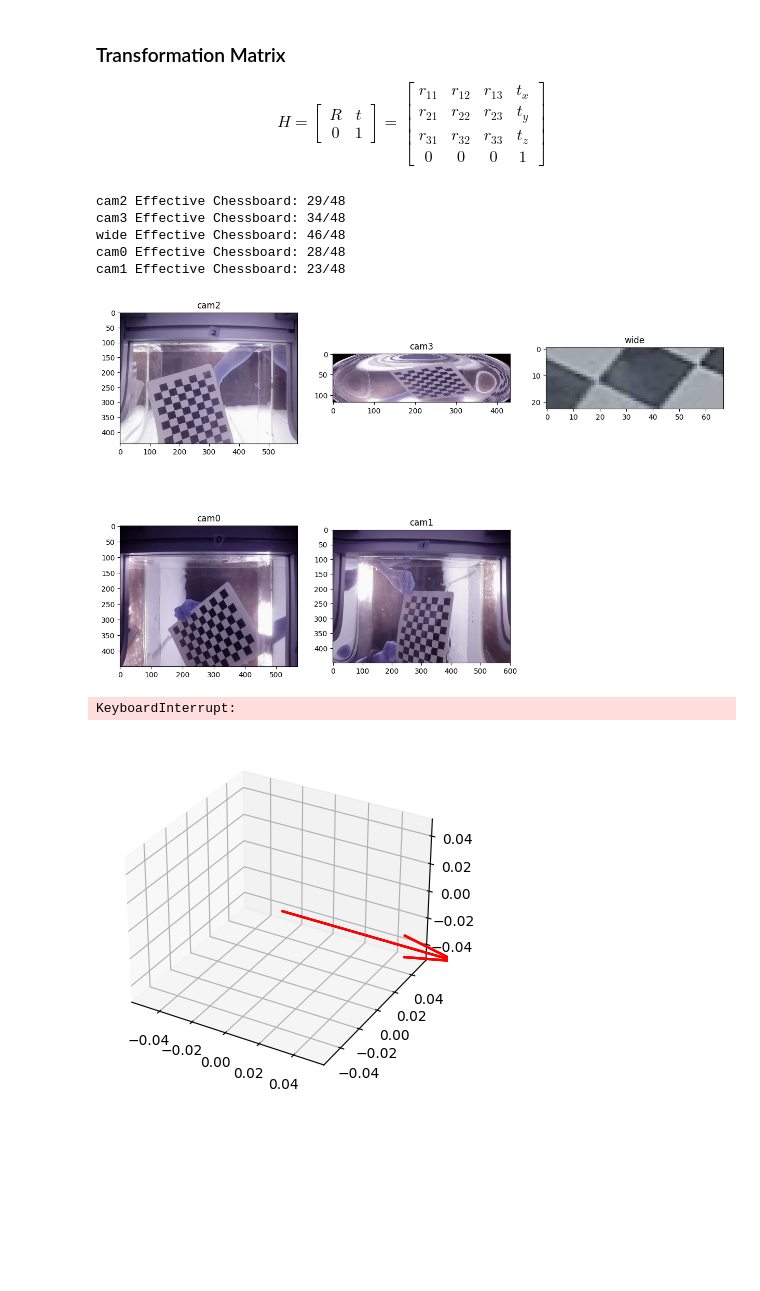
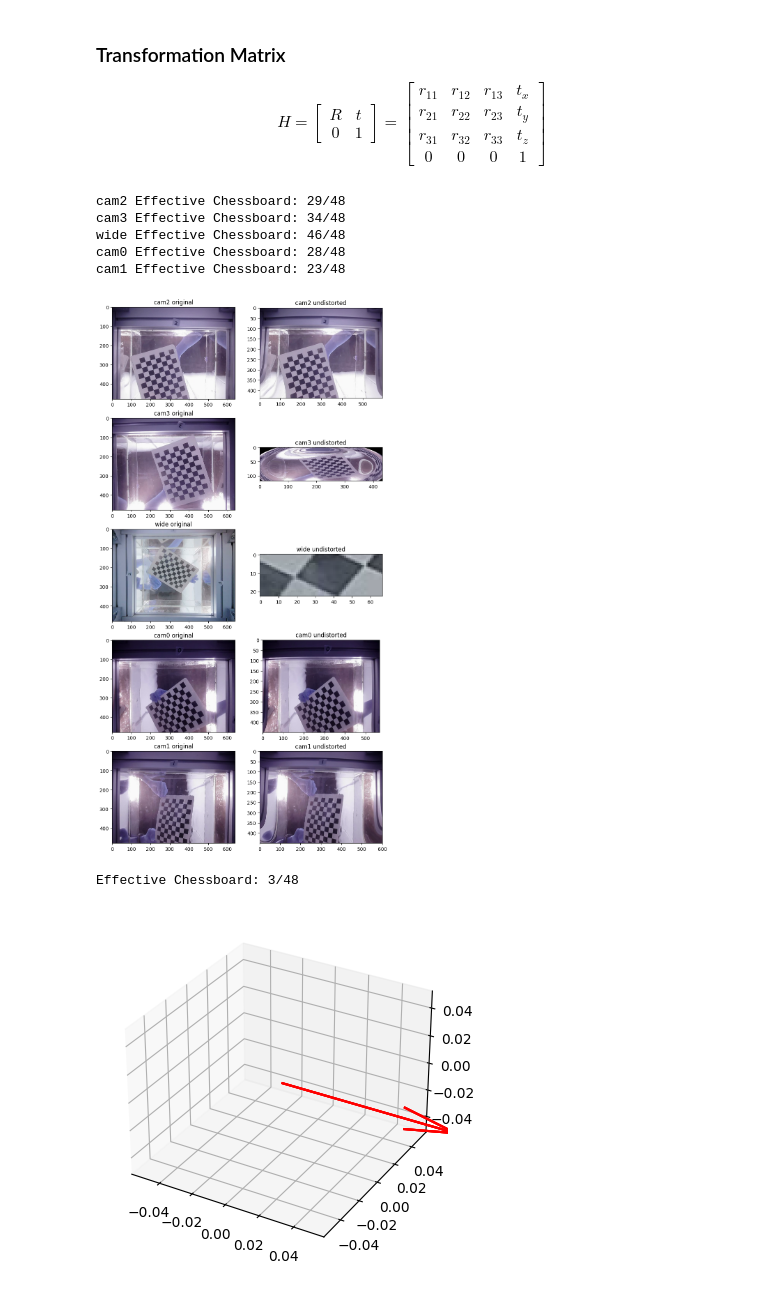
Before and after one commit to boring180/MASEP_Local, a Jupyter notebook: Callibration/callibration.ipynb, the cells around one changed output. Drawn from its saved outputs; the diff is of its cells as text; code cells hidden in the pictures; blank space fills up the shorter version.

```diff
--- a/Callibration/callibration.ipynb
+++ b/Callibration/callibration.ipynb
@@ -60,6 +60,8 @@ def intrinsic_calibration(camera_name):
 
         if ret == True:
             corners2 = cv2.cornerSubPix(gray, corners, (11,11), (-1,-1), criteria=criteria)
+            cv2.drawChessboardCorners(img, (number_of_internal_corners_x,number_of_internal_corners_y), corners2, ret)
+            cv2.imwrite(f'chessboard_points/{fname.split("/")[1]}', img)
             objpoints.append(objp)
             imgpoints.append(corners2)
             effective_chessboard_count += 1
@@ -177,42 +179,45 @@ def visualize(transformation_matrices):
 # %%
 mtxs = np.zeros((len(cameras), 3, 3))
 dists = np.zeros((len(cameras), 5))
-fig = plt.figure(figsize=(15, 10))
+fig = plt.figure(figsize=(10, 20))
 
 for camera in cameras:
     mtx_cam, dist_cam = intrinsic_calibration(camera)
 
     images = glob.glob('screen_shots/*.png')
 
     for fname in images:
         fname_parts = fname.split('/')[1].split('_')
         if fname_parts[0] == camera:
             img = cv2.imread(fname)
+            ax = fig.add_subplot(5, 2, cameras.index(camera) * 2 + 1)
+            ax.imshow(img)
+            ax.set_title(f'{camera} original')
             h,  w = img.shape[:2]
             newcameramtx, roi = cv2.getOptimalNewCameraMatrix(mtx_cam, dist_cam, (w,h), 1, (w,h))
             dst = cv2.undistort(img, mtx_cam, dist_cam, None, newcameramtx)
             x, y, w, h = roi
             dst = dst[y:y+h, x:x+w]
-            ax = fig.add_subplot(2, 3, cameras.index(camera) + 1)
+            ax = fig.add_subplot(5, 2, cameras.index(camera) * 2 + 2)
             ax.imshow(dst)
-            ax.set_title(f'{camera}')
+            ax.set_title(f'{camera} undistorted')
             break
 
     mtxs[cameras.index(camera), :, :] = mtx_cam[0]
     dists[cameras.index(camera), :] = dist_cam[0]
 
 plt.show()
 # %% [output]
 cam2 Effective Chessboard: 29/48
 cam3 Effective Chessboard: 34/48
 wide Effective Chessboard: 46/48
 cam0 Effective Chessboard: 28/48
 cam1 Effective Chessboard: 23/48
-[figure, old version]
+[figure, new version]
 # %%
 transformation_matrices = extrinsic_calibration(mtxs, dists)
 # %% [output]
-KeyboardInterrupt:
+Effective Chessboard: 3/48
 # %%
 transformation_matrices = set_origin(transformation_matrices)
 transformation_matrices = remove_outliers(transformation_matrices)
```
Also changed, not shown: 2 other files.
